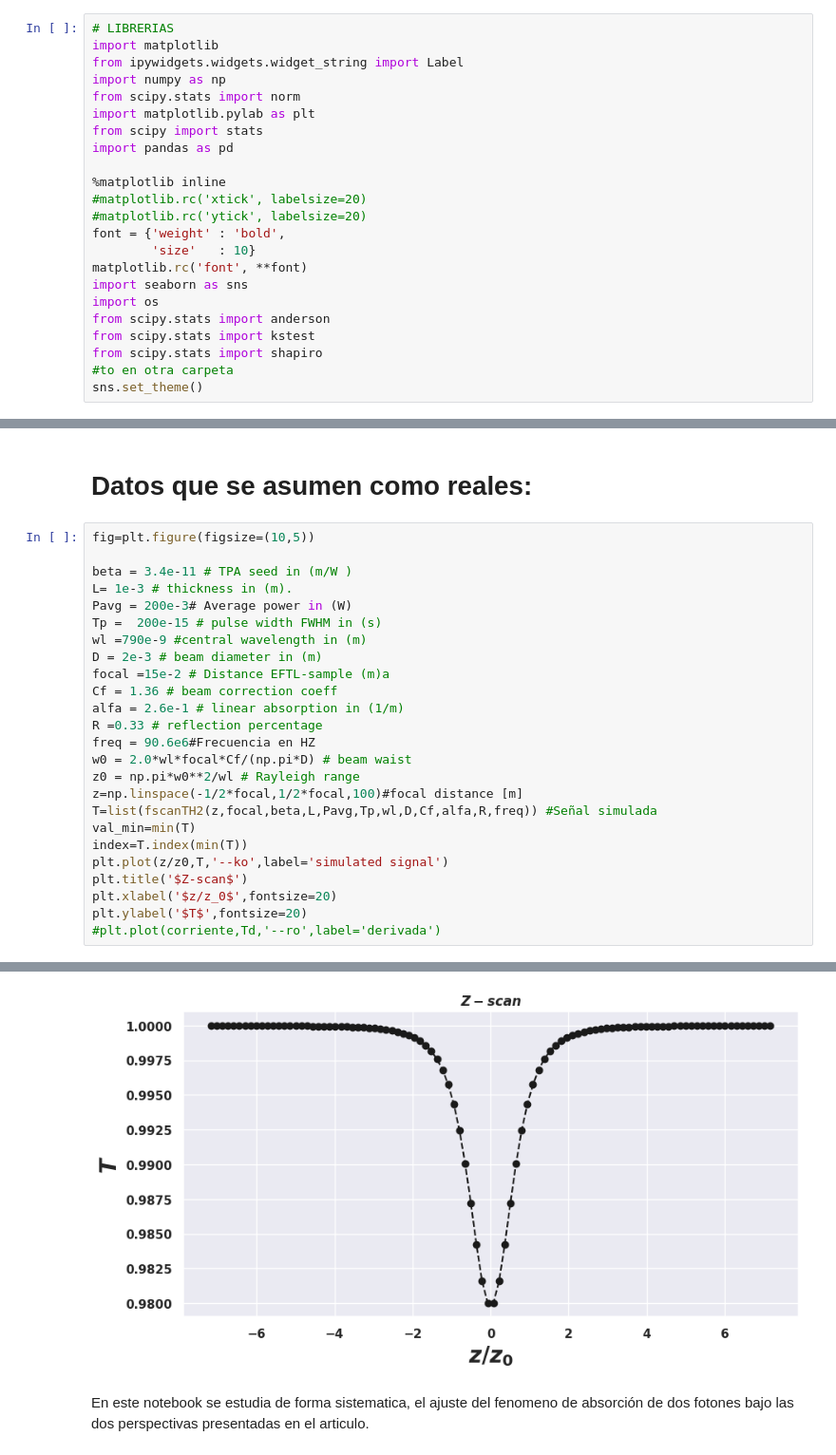
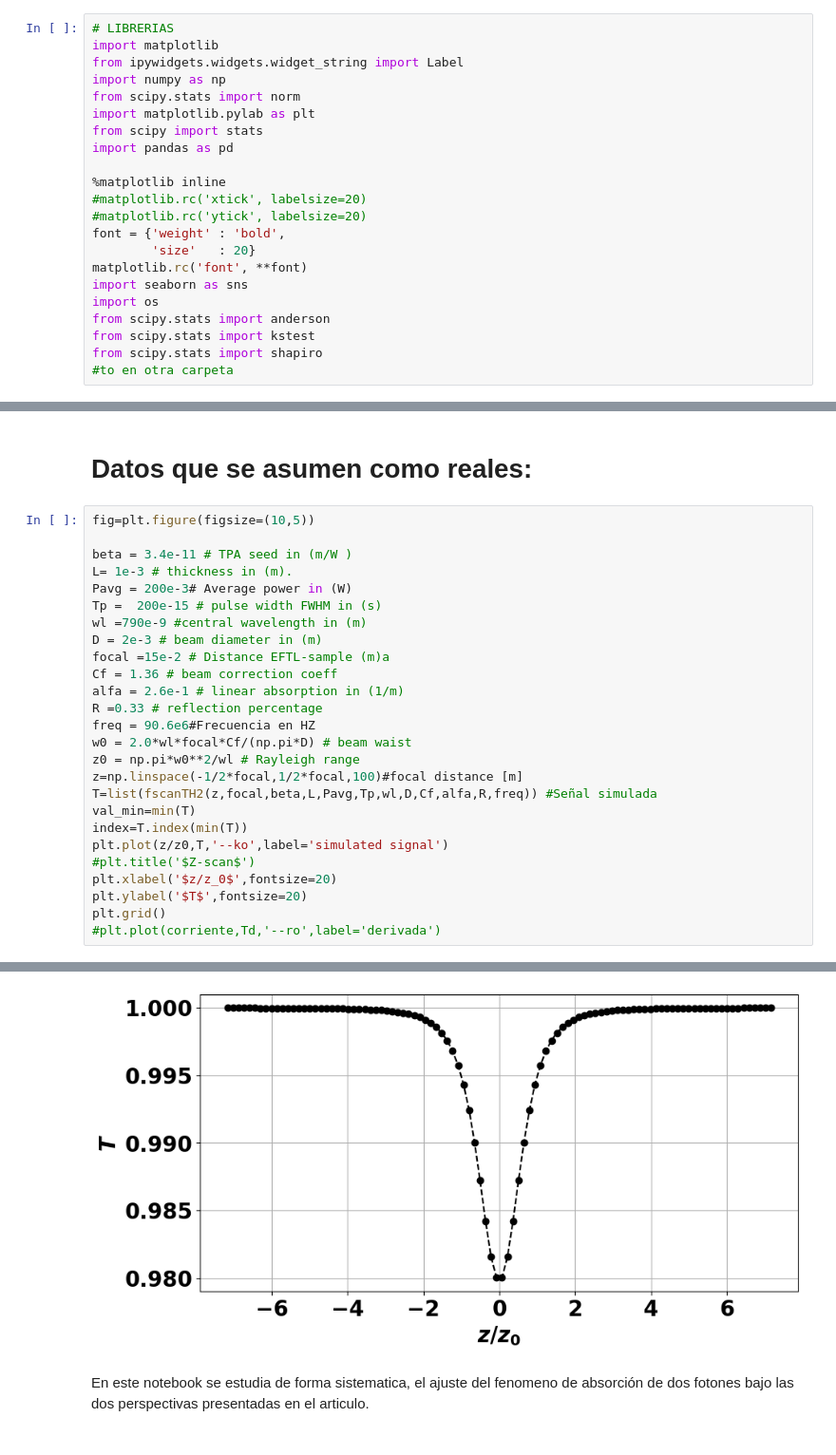
Before and after one commit to EstebanM-98/University_codes, a Jupyter notebook: TPA/ver_Gaussz.ipynb, the cells around one changed output, grey strips where cells are left out. Shown at 95% size. Saved outputs shown, nothing was run; the diff lists cells and outputs as text.

```diff
--- a/TPA/ver_Gaussz.ipynb
+++ b/TPA/ver_Gaussz.ipynb
@@ -19,7 +19,7 @@ import pandas as pd
 #matplotlib.rc('xtick', labelsize=20)
 #matplotlib.rc('ytick', labelsize=20)
 font = {'weight' : 'bold',
-        'size'   : 10}
+        'size'   : 20}
 matplotlib.rc('font', **font)
 import seaborn as sns
 import os
@@ -27,7 +27,6 @@ from scipy.stats import anderson
 from scipy.stats import kstest
 from scipy.stats import shapiro
 #to en otra carpeta
-sns.set_theme()
 # %% [markdown]
 # Funciones base utilizadas a lo largo del codigo:
 # %%
@@ -122,8 +121,9 @@ T=list(fscanTH2(z,focal,beta,L,Pavg,Tp,wl,D,Cf,alfa,R,freq)) #Señal simulada
 val_min=min(T)
 index=T.index(min(T))
 plt.plot(z/z0,T,'--ko',label='simulated signal')
-plt.title('$Z-scan$')
+#plt.title('$Z-scan$')
 plt.xlabel('$z/z_0$',fontsize=20)
 plt.ylabel('$T$',fontsize=20)
+plt.grid()
 #plt.plot(corriente,Td,'--ro',label='derivada')
 # %% [output]
@@ -131,4 +130,4 @@ Text(0, 0.5, '$T$')
-[figure, old version]
+[figure, new version]
 # %% [markdown]
 En este notebook se estudia de forma sistematica, el ajuste del fenomeno de absorción de dos fotones bajo las dos perspectivas presentadas en el articulo.
 # %% [markdown]
```
Also changed, not shown: parts of 5 cells of this notebook, 7 other files.
